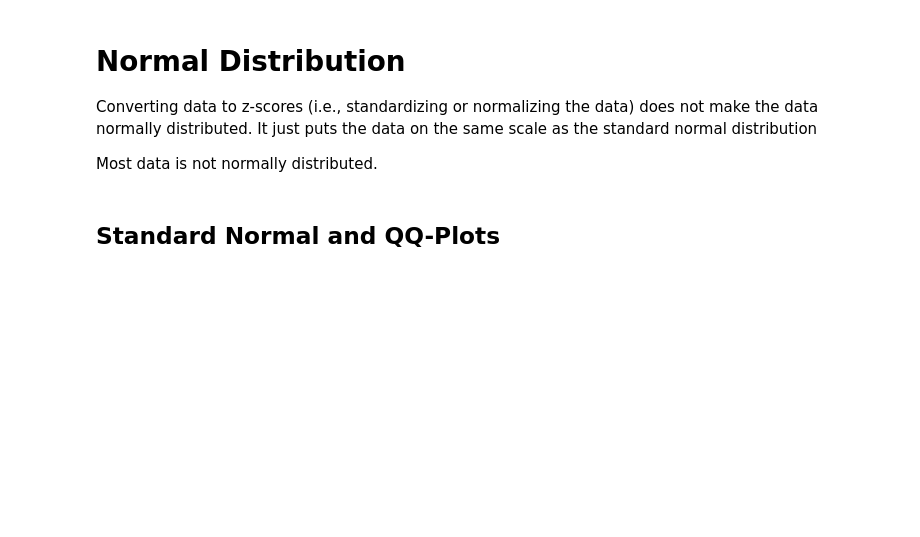
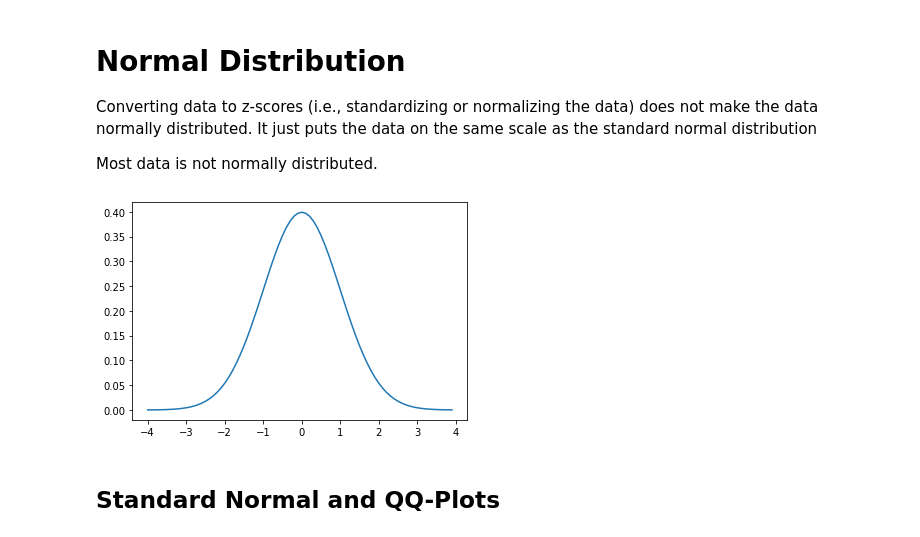
Before and after one commit to viviakemik/machine-learning, a Jupyter notebook: statistics/sampling_distributions.ipynb, the cells around one changed output. Cells and saved outputs as stored; diff of their text form; code cells hidden in the pictures; blank space fills up the shorter version.

```diff
--- a/statistics/sampling_distributions.ipynb
+++ b/statistics/sampling_distributions.ipynb
@@ -268,6 +272,14 @@ data) does not make the data normally distributed. It just puts the
 data on the same scale as the standard normal distribution
 
 Most data is not normally distributed.
+# %%
+from scipy.stats import norm
+
+x_axis = np.arange(-4, 4, 0.1)
+plt.plot(x_axis, norm.pdf(x_axis, 0, 1))
+plt.show()
+# %% [output]
+[figure, added]
 # %% [markdown]
 ## **Standard Normal and QQ-Plots**
 # %%
```
Also changed, not shown: parts of 5 cells of this notebook.
